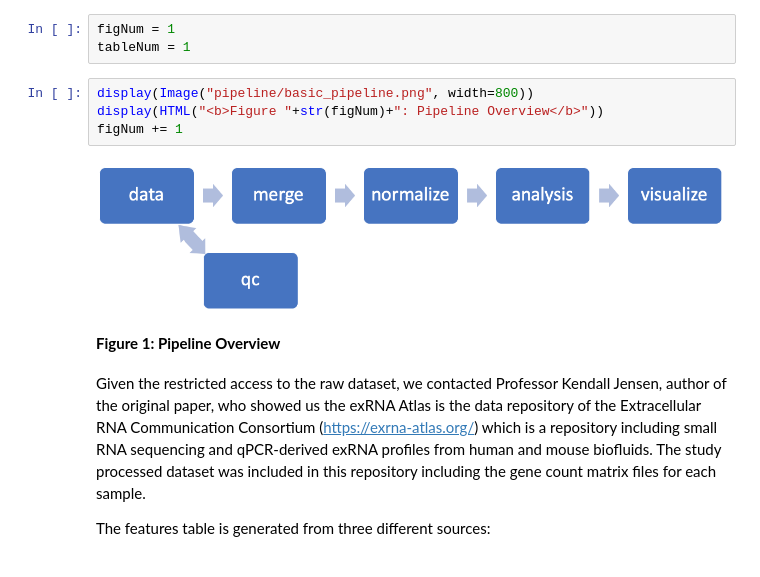
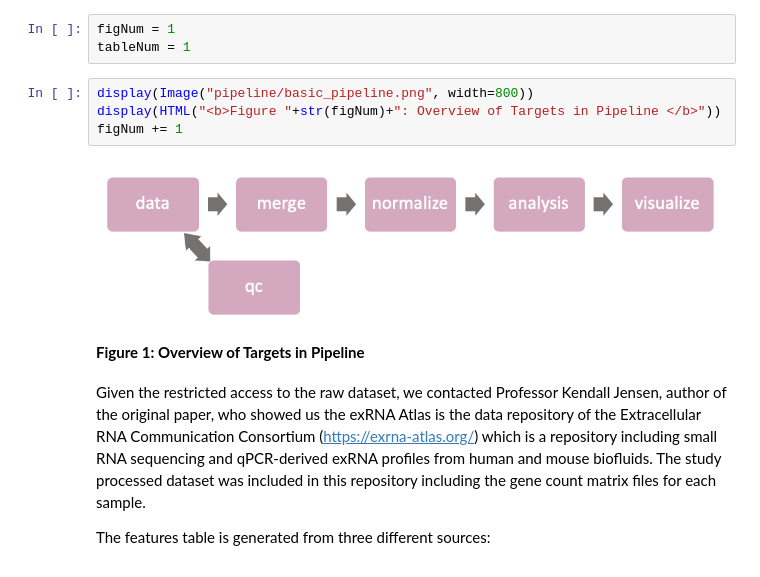
Before and after one commit to sksamra/DSC180B_B04_Capstone, a Jupyter notebook: notebooks/report.ipynb, the cells around one changed output. Saved outputs shown, nothing was run; the diff lists cells and outputs as text.

```diff
--- a/notebooks/report.ipynb
+++ b/notebooks/report.ipynb
@@ -60,11 +60,11 @@ figNum = 1
 tableNum = 1
 # %%
 display(Image("pipeline/basic_pipeline.png", width=800))
-display(HTML("<b>Figure "+str(figNum)+": Pipeline Overview</b>"))
+display(HTML("<b>Figure "+str(figNum)+": Overview of Targets in Pipeline </b>"))
 figNum += 1
 # %% [output]
-[figure, old version]
+[figure, new version]
-Figure 1: Pipeline Overview
+Figure 1: Overview of Targets in Pipeline
 # %% [markdown]
 Given the restricted access to the raw dataset, we contacted Professor Kendall Jensen, author of the original paper, who showed us the exRNA Atlas is the data repository of the Extracellular RNA Communication Consortium (https://exrna-atlas.org/) which is a repository including small RNA sequencing and qPCR-derived exRNA profiles from human and mouse biofluids. The study processed dataset was included in this repository including the gene count matrix files for each sample.
 
```
Also changed, not shown: parts of 37 cells of this notebook, 1 other file.
